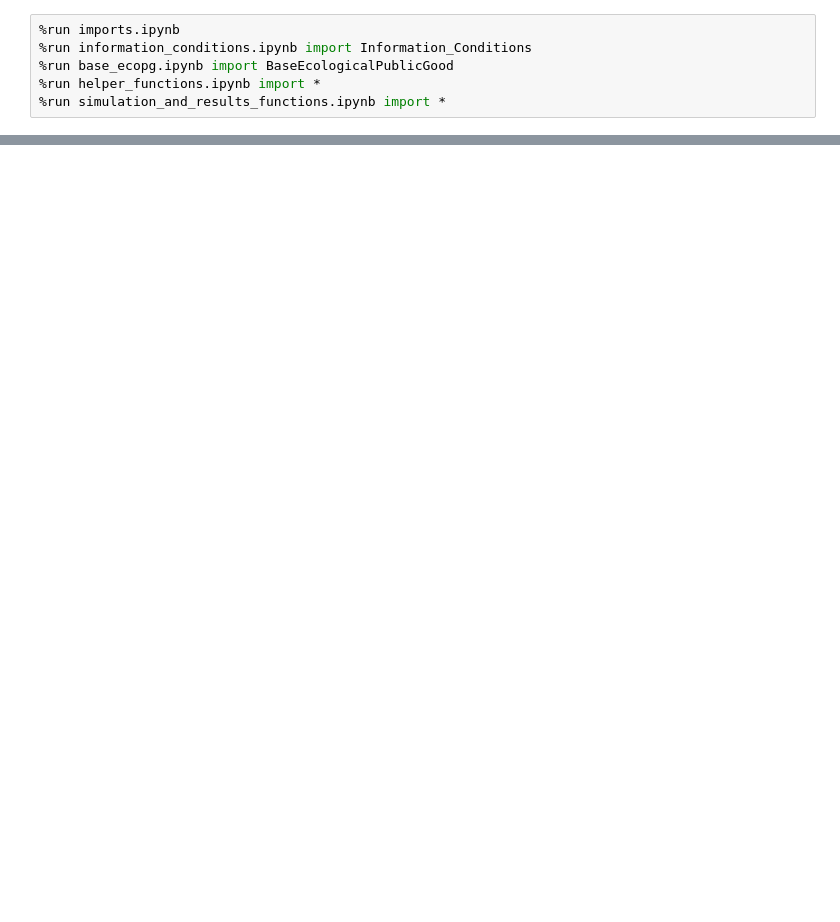
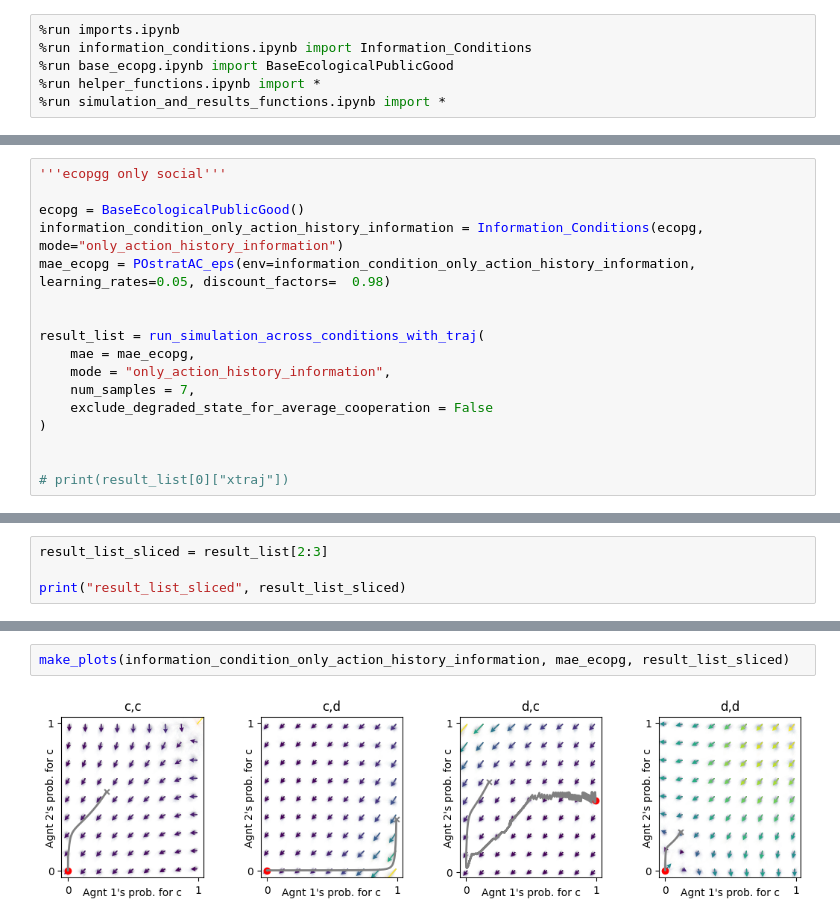
Before and after one commit to Akilan-R/Social_Ecological_Info_Cooperation, a Jupyter notebook: Code/nbs/strategies_four_conditions.ipynb, the cells around one changed output, grey strips where cells are left out. Saved outputs shown, nothing was run; the diff lists cells and outputs as text; blank space fills up the shorter version.

```diff
--- a/Code/nbs/strategies_four_conditions.ipynb
+++ b/Code/nbs/strategies_four_conditions.ipynb
@@ -29,0 +12,17 @@ print(results_summary)
+# %%
+'''ecopgg only social'''
+
+ecopg = BaseEcologicalPublicGood()
+information_condition_only_action_history_information = Information_Conditions(ecopg, mode="only_action_history_information")
+mae_ecopg = POstratAC_eps(env=information_condition_only_action_history_information, learning_rates=0.05, discount_factors=  0.98)
+
+
+result_list = run_simulation_across_conditions_with_traj(
+    mae = mae_ecopg,
+    mode = "only_action_history_information",
+    num_samples = 7,
+    exclude_degraded_state_for_average_cooperation = False
+)
+
+
+# print(result_list[0]["xtraj"])
@@ -29,0 +31,4 @@ print(results_summary)
+# %%
+result_list_sliced = result_list[2:3]
+
+print("result_list_sliced", result_list_sliced)
@@ -29,0 +53,4 @@ print(results_summary)
+# %%
+make_plots(information_condition_only_action_history_information, mae_ecopg, result_list_sliced)
+# %% [output]
+[figure, added]
```
Also changed, not shown: parts of 18 cells of this notebook, 53 other files.
